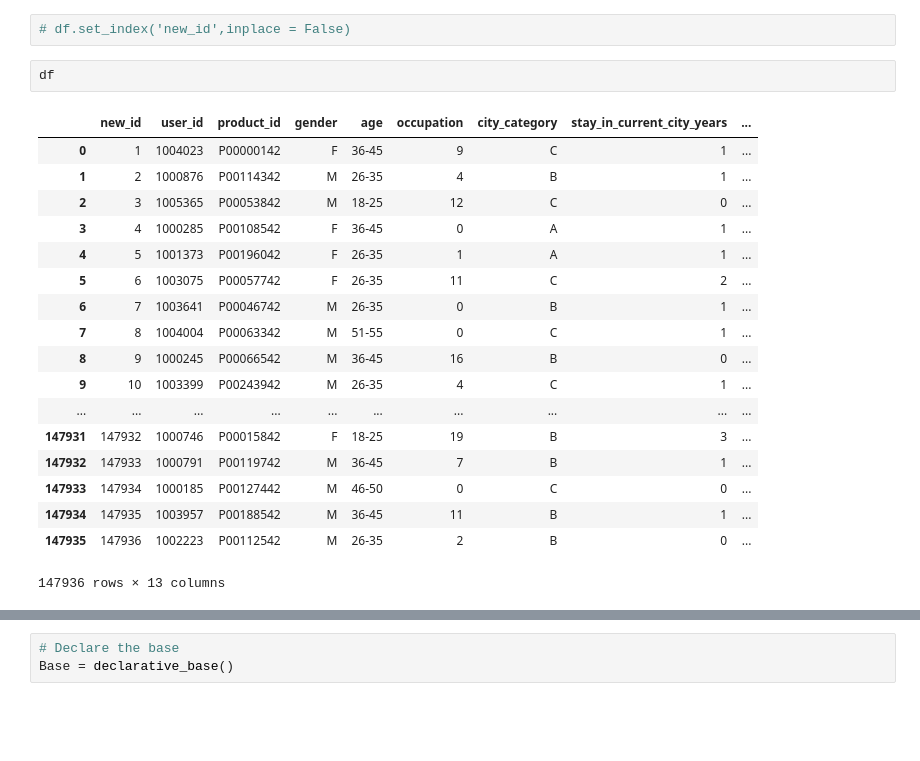
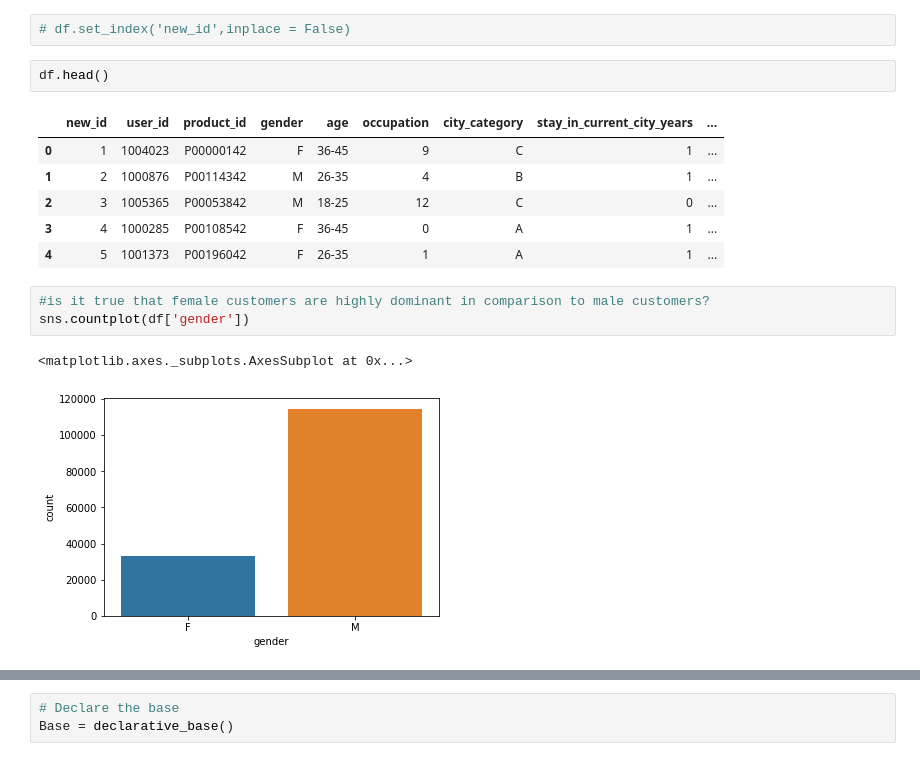
Before and after one commit to JayshreeManiar/Black_friday_deals_analysis, a Jupyter notebook: templates/data_engineering.ipynb, the cells around one changed output, grey strips where cells are left out. Drawn from its saved outputs; the diff is of its cells as text; blank space fills up the shorter version.

Commit message:
added bar chart and py chart

```diff
--- a/templates/data_engineering.ipynb
+++ b/templates/data_engineering.ipynb
@@ -38,23 +40,17 @@ engine = create_engine("sqlite:///blackfriday.sqlite")
 # %%
 # df.set_index('new_id',inplace = False)
 # %%
-df
+df.head()
 # %% [output]
 |  | new_id | user_id | product_id | gender | age | occupation | city_category | stay_in_current_city_years | ... |
 | 0 | 1 | 1004023 | P00000142 | F | 36-45 | 9 | C | 1 | ... |
 | 1 | 2 | 1000876 | P00114342 | M | 26-35 | 4 | B | 1 | ... |
 | 2 | 3 | 1005365 | P00053842 | M | 18-25 | 12 | C | 0 | ... |
 | 3 | 4 | 1000285 | P00108542 | F | 36-45 | 0 | A | 1 | ... |
 | 4 | 5 | 1001373 | P00196042 | F | 26-35 | 1 | A | 1 | ... |
-| 5 | 6 | 1003075 | P00057742 | F | 26-35 | 11 | C | 2 | ... |
-| 6 | 7 | 1003641 | P00046742 | M | 26-35 | 0 | B | 1 | ... |
-| 7 | 8 | 1004004 | P00063342 | M | 51-55 | 0 | C | 1 | ... |
-| 8 | 9 | 1000245 | P00066542 | M | 36-45 | 16 | B | 0 | ... |
-| 9 | 10 | 1003399 | P00243942 | M | 26-35 | 4 | C | 1 | ... |
-| ... | ... | ... | ... | ... | ... | ... | ... | ... | ... |
-| 147931 | 147932 | 1000746 | P00015842 | F | 18-25 | 19 | B | 3 | ... |
-| 147932 | 147933 | 1000791 | P00119742 | M | 36-45 | 7 | B | 1 | ... |
-| 147933 | 147934 | 1000185 | P00127442 | M | 46-50 | 0 | C | 0 | ... |
-| 147934 | 147935 | 1003957 | P00188542 | M | 36-45 | 11 | B | 1 | ... |
-| 147935 | 147936 | 1002223 | P00112542 | M | 26-35 | 2 | B | 0 | ... |
-147936 rows × 13 columns
+# %%
+#is it true that female customers are highly dominant in comparison to male customers?
+sns.countplot(df['gender'])
+# %% [output]
+<matplotlib.axes._subplots.AxesSubplot at 0x...>
+[figure, added]
```
Also changed, not shown: parts of 12 cells of this notebook, 7 other files.
